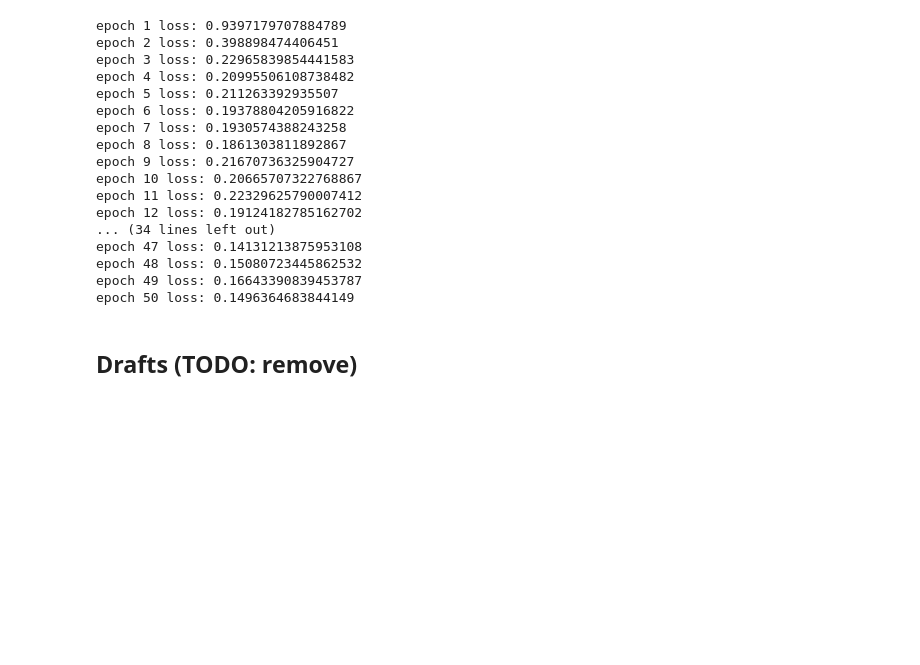
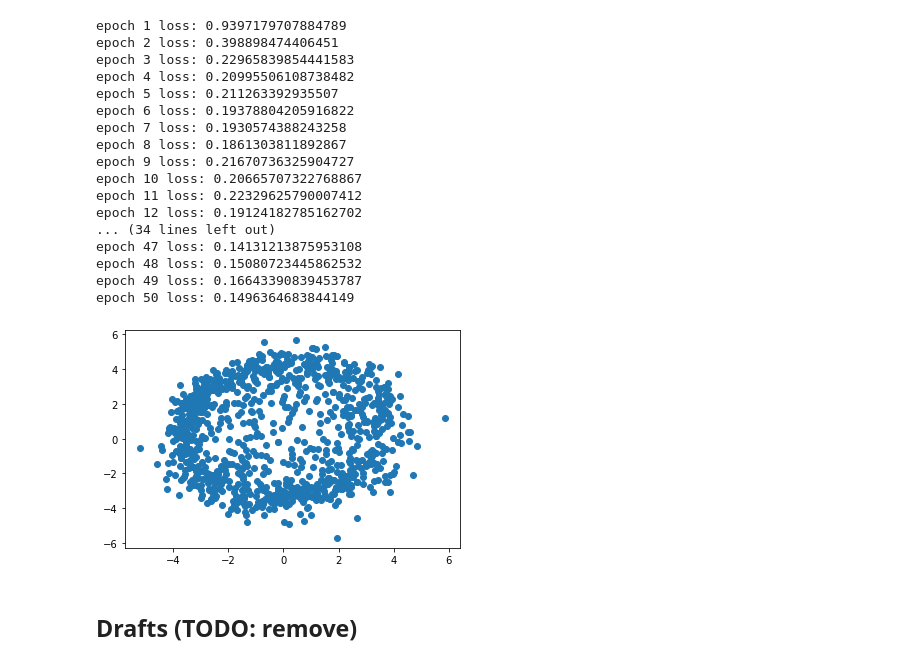
Before and after one commit to ZyzzGit/diffusion, a Jupyter notebook: DiffusionModels.ipynb, the cells around one changed output. Saved outputs shown, nothing was run; the diff lists cells and outputs as text; code cells hidden in the pictures; blank space fills up the shorter version.

Commit message:
add sample function to make inference

```diff
--- a/DiffusionModels.ipynb
+++ b/DiffusionModels.ipynb
@@ -218,3 +218,31 @@ def forward_diffuse_closed_torch(x0, t, e, Bt=0.25):
+# %%
+# Reverse sample a point from gaussian noise, given trained model and timestep T
+# returns: reverse sampled x0
+def sample_pt(model, T):
+    xT = torch.randn((1,2), device=device)  # Sample xT from gaussian noise
+
+    t = T
+    xt = xT
+    Bt = 0.25
+    at = 1 - Bt
+    # reverse sample until we get xt=x0
+    while (t > 0):
+        t_tensor = torch.tensor([[t]], device=device).float()
+        et = model(xt, t_tensor) # predict noise
+        at_prod = torch.pow(at, t_tensor)
+        ut_tilde = torch.sqrt(torch.tensor(1/at)) * (xt - (1-at)/(torch.sqrt(1-at_prod))*et)
+        Bt_tilde = (1-at_prod/at) / (1-at_prod) * Bt
+        xt_prev = torch.normal(ut_tilde, torch.sqrt(Bt_tilde))  # Compute p( x(t-1) | x(t), x(0) )
+        t -= 1
+        xt = xt_prev
+
+    return xt
+
+# Samples n_points points using provided model, and plots the scatter plot
+def sample_and_scatter(model, T, n_points):
+    sample_pts = [sample_pt(model, T).cpu().detach().numpy() for _ in range(n_points)]  # generate n_points points
+    sample_pts = np.stack(sample_pts).reshape(n_points, 2)                              # reshape to [[pt0], [pt1], ...]
+    plt.scatter(sample_pts[:, 0], sample_pts[:, 1])
 # %%
 # Set up model training
 model = MLP()
@@ -274,6 +302,10 @@ epoch 47 loss: 0.14131213875953108
 epoch 48 loss: 0.15080723445862532
 epoch 49 loss: 0.16643390839453787
 epoch 50 loss: 0.1496364683844149
+# %%
+sample_and_scatter(model, T, 1000)
+# %% [output]
+[figure, added]
 # %% [markdown]
 ## Drafts (TODO: remove)
 # %%
```
Also changed, not shown: parts of 4 cells of this notebook.
